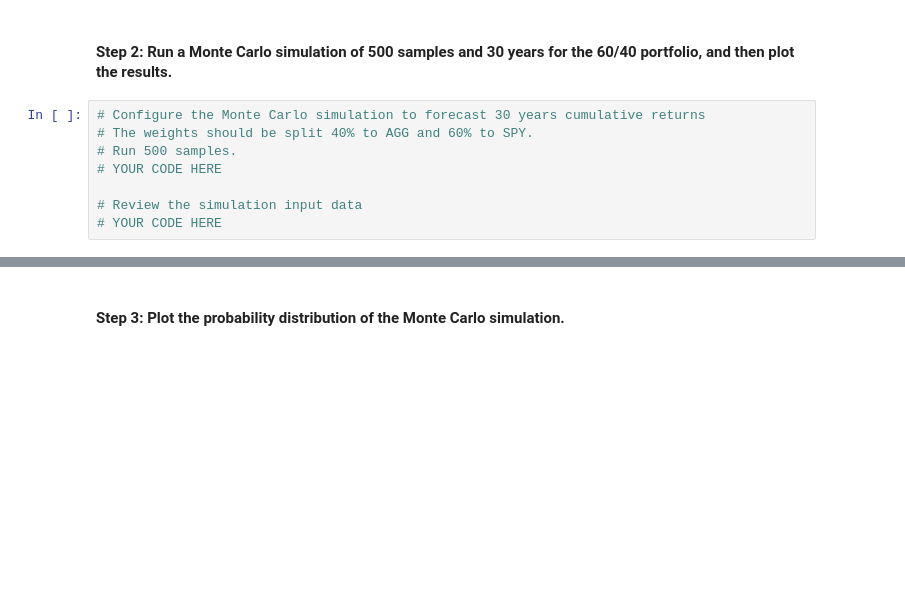
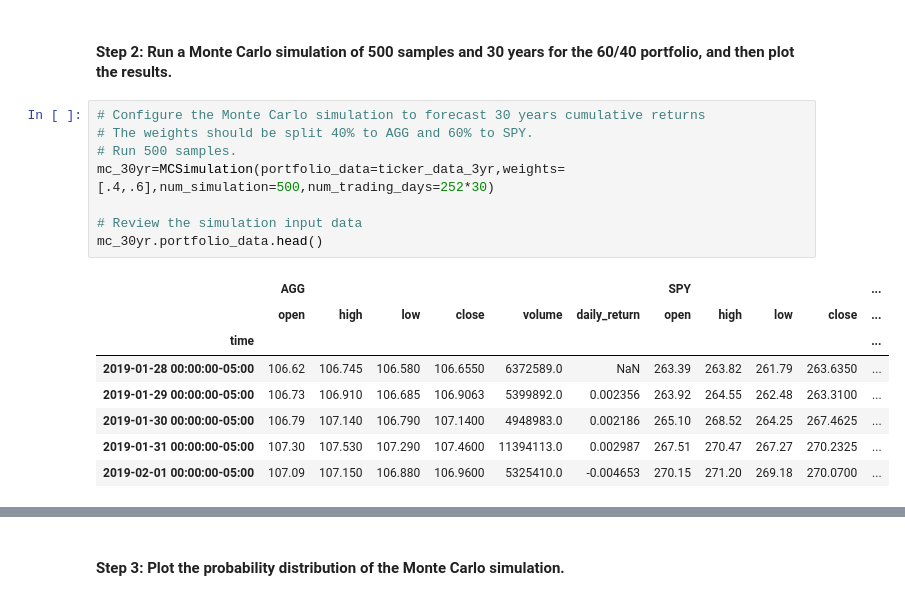
Before and after one commit to kyhuber/Financial-Planning-Analyis, a Jupyter notebook: financial_planning_tools.ipynb, the cells around one changed output, grey strips where cells are left out. Drawn from its saved outputs; the diff is of its cells as text; blank space fills up the shorter version.

```diff
--- a/financial_planning_tools.ipynb
+++ b/financial_planning_tools.ipynb
@@ -437,10 +458,19 @@ In this section, you’ll use the MCForecastTools library to create a Monte Carl
 # %%
 # Configure the Monte Carlo simulation to forecast 30 years cumulative returns
 # The weights should be split 40% to AGG and 60% to SPY.
 # Run 500 samples.
-# YOUR CODE HERE
+mc_30yr=MCSimulation(portfolio_data=ticker_data_3yr,weights=[.4,.6],num_simulation=500,num_trading_days=252*30)
 
 # Review the simulation input data
-# YOUR CODE HERE
+mc_30yr.portfolio_data.head()
+# %% [output]
+|  | AGG |  |  |  |  |  | SPY |  |  |  | ... |
+|  | open | high | low | close | volume | daily_return | open | high | low | close | ... |
+| time |  |  |  |  |  |  |  |  |  |  | ... |
+| 2019-01-28 00:00:00-05:00 | 106.62 | 106.745 | 106.580 | 106.6550 | 6372589.0 | NaN | 263.39 | 263.82 | 261.79 | 263.6350 | ... |
+| 2019-01-29 00:00:00-05:00 | 106.73 | 106.910 | 106.685 | 106.9063 | 5399892.0 | 0.002356 | 263.92 | 264.55 | 262.48 | 263.3100 | ... |
+| 2019-01-30 00:00:00-05:00 | 106.79 | 107.140 | 106.790 | 107.1400 | 4948983.0 | 0.002186 | 265.10 | 268.52 | 264.25 | 267.4625 | ... |
+| 2019-01-31 00:00:00-05:00 | 107.30 | 107.530 | 107.290 | 107.4600 | 11394113.0 | 0.002987 | 267.51 | 270.47 | 267.27 | 270.2325 | ... |
+| 2019-02-01 00:00:00-05:00 | 107.09 | 107.150 | 106.880 | 106.9600 | 5325410.0 | -0.004653 | 270.15 | 271.20 | 269.18 | 270.0700 | ... |
 # %%
 # Run the Monte Carlo simulation to forecast 30 years cumulative returns
```
Also changed, not shown: parts of 16 cells of this notebook.
